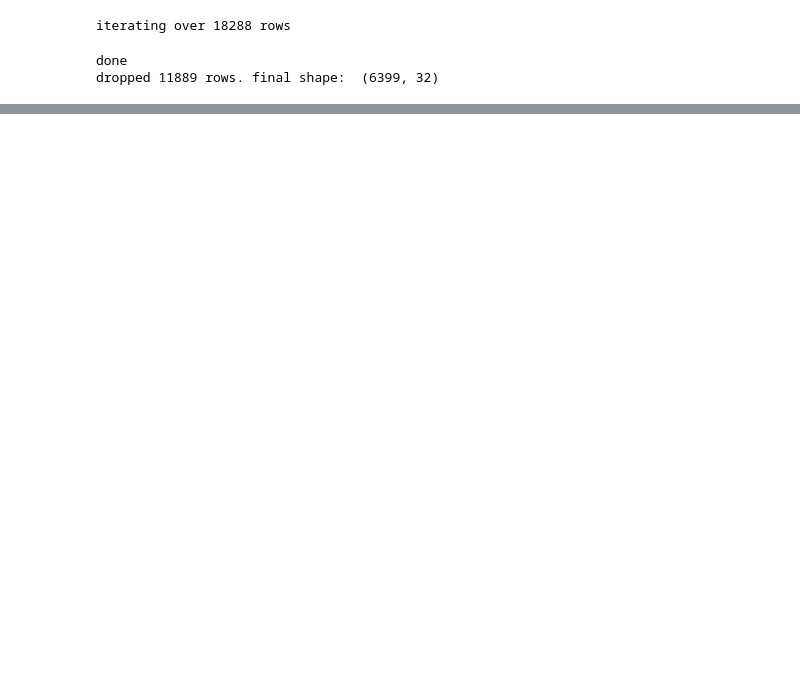
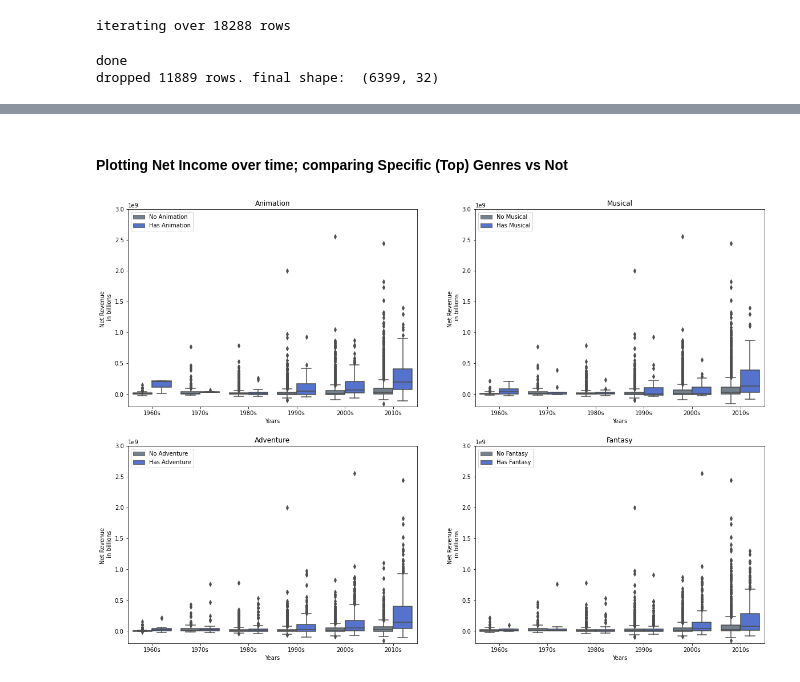
Before and after one commit to ArenCarpenter/Movie_Genre_Analysis, a Jupyter notebook: Individual_EDA_Notebooks/EDA - Genres.ipynb, the cells around one changed output, grey strips where cells are left out. Drawn from its saved outputs; the diff is of its cells as text; code cells hidden in the pictures; blank space fills up the shorter version.

```diff
--- a/Individual_EDA_Notebooks/EDA - Genres.ipynb
+++ b/Individual_EDA_Notebooks/EDA - Genres.ipynb
@@ -320,0 +279,54 @@ Text(0.5, 0, 'Years')
+# %%
+cut_labels = ['1960s', '1970s', '1980s', '1990s', '2000s', '2010s']
+cut_bins = [1950,1969,1979,1989,1999,2009,2025]
+albert_trimmed['year_bins'] = pd.cut(albert_trimmed['year'], bins=cut_bins, labels=cut_labels)
+# %% [markdown]
+#### Plotting Net Income over time; comparing Specific (Top) Genres vs Not
+# %%
+fig, axes = plt.subplots(nrows=2,ncols=2,figsize=(20,14))                  # Create figure with 2x2 subplots.
+
+########## Upper Left ##########
+ax_1 = axes[0][0]
+sns.boxplot(x='year_bins',y='gross_minus_budget',hue='Animation', data = albert_trimmed, ax= ax_1, palette = ["slategray","royalblue"])
+
+handles, _ = ax_1.get_legend_handles_labels()
+ax_1.legend(loc='upper left',handles=handles,labels=["No Animation", "Has Animation"])              # Set legend location.
+ax_1.set_ylabel('Net Revenue \n in billions')   # Set y-axis label.
+ax_1.set_title(gross_slope[0][1])               # Set title.
+ax_1.set_ylim(-200_000_000,3_000_000_000)       # Set range of y-axis.
+ax_1.set_xlabel('Years')                        # Set x-axis label.
+
+########## Upper Right ##########
+ax_2 = axes[0][1]
+sns.boxplot(x='year_bins',y='gross_minus_budget',hue='Musical', data = albert_trimmed, ax= ax_2, palette = ["slategray","royalblue"])
+
+handles, _ = ax_2.get_legend_handles_labels()
+ax_2.legend(loc='upper left',handles = handles, labels=["No Musical", "Has Musical"])
+ax_2.set_ylabel('Net Revenue \n in billions')   # Set y-axis label.
+ax_2.set_title(gross_slope[1][1])               # Set title.
+ax_2.set_ylim(-200_000_000,3_000_000_000)       # Set range of y-axis.
+ax_2.set_xlabel('Years')                        # Set x-axis label.
+
+########## Lower Left ##########
+ax_3 = axes[1][0]
+sns.boxplot(x='year_bins',y='gross_minus_budget',hue='Adventure', data = albert_trimmed, ax= ax_3, palette = ["slategray","royalblue"])
+
+handles, _ = ax_3.get_legend_handles_labels()
+ax_3.legend(loc='upper left',handles = handles,labels=["No Adventure", "Has Adventure"])
+ax_3.set_ylabel('Net Revenue \n in billions')   # Set y-axis label.
+ax_3.set_title(gross_slope[2][1])               # Set title.
+ax_3.set_ylim(-200_000_000,3_000_000_000)       # Set range of y-axis.
+ax_3.set_xlabel('Years')                        # Set x-axis label.
+
+########## Lower Right ##########
+ax_4 = axes[1][1]
+sns.boxplot(x='year_bins',y='gross_minus_budget',hue='Fantasy', data = albert_trimmed, ax= ax_4, palette = ["slategray","royalblue"])
+
+handles, _ = ax_4.get_legend_handles_labels()
+ax_4.legend(loc='upper left',handles = handles,labels=["No Fantasy", "Has Fantasy"])
+ax_4.set_ylabel('Net Revenue \n in billions')   # Set y-axis label.
+ax_4.set_title(gross_slope[3][1])               # Set title.
+ax_4.set_ylim(-200_000_000,3_000_000_000)       # Set range of y-axis.
+ax_4.set_xlabel('Years');                       # Set x-axis label.
+# %% [output]
+[figure, added]
```
Also changed, not shown: parts of 23 cells of this notebook.
